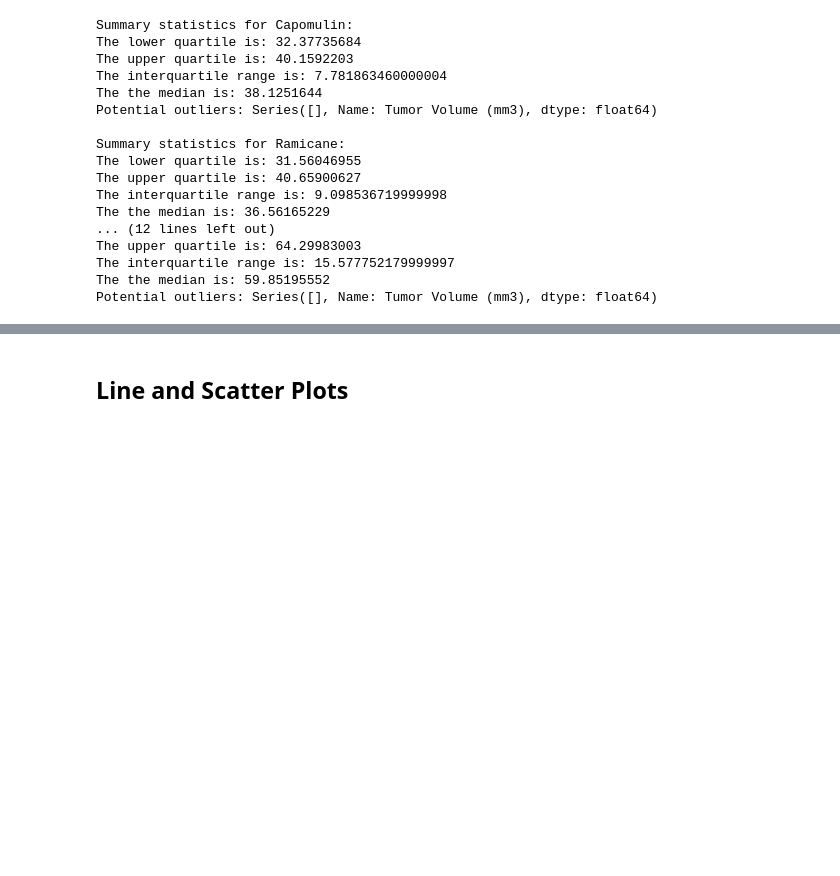
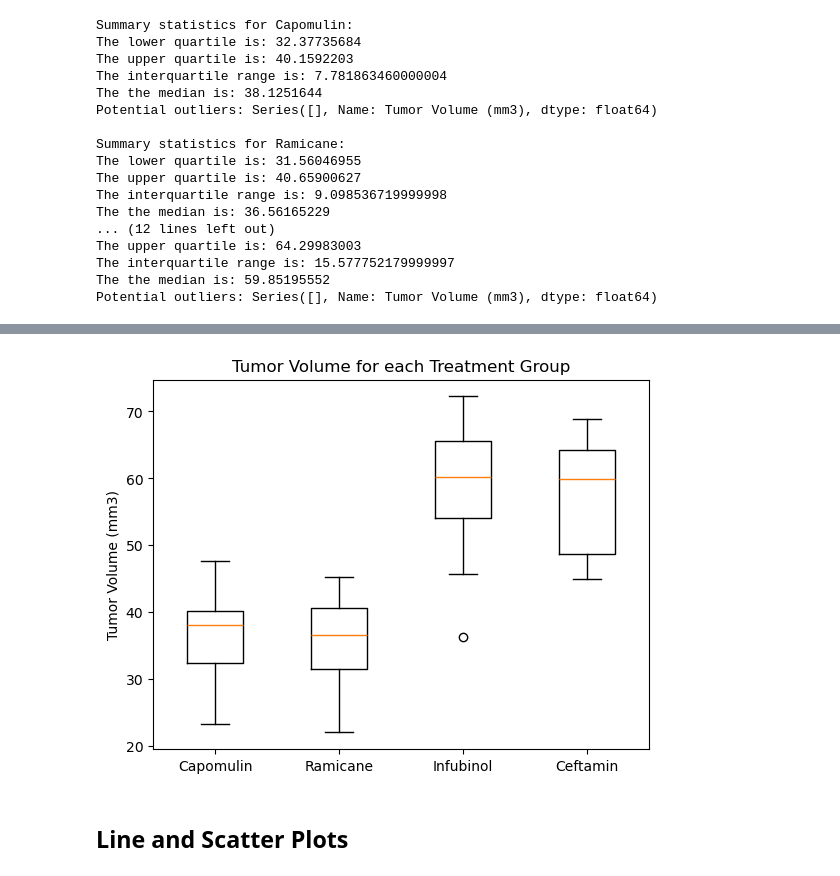
Before and after one commit to virgowolf/matplotlib_challenge, a Jupyter notebook: Starter_Code/Pymaceuticals/pymaceuticals.ipynb, the cells around one changed output, grey strips where cells are left out. Saved outputs shown, nothing was run; the diff lists cells and outputs as text; code cells hidden in the pictures; blank space fills up the shorter version.

Commit message:
added boxplots

```diff
--- a/Starter_Code/Pymaceuticals/pymaceuticals.ipynb
+++ b/Starter_Code/Pymaceuticals/pymaceuticals.ipynb
@@ -230,3 +226,24 @@ Potential outliers: Series([], Name: Tumor Volume (mm3), dtype: float64)
+# %%
+# Generate a box plot that shows the distrubution of the tumor volume for each treatment group.
+
+#Create an empty list to store tumor volume for each drug
+treatment_data_list = []
+
+# Iterate through each drug in the drug list
+for treatment in drug_list:
+    treatment_data = filtered_merge.loc[filtered_merge["Drug Regimen"] == treatment,'Tumor Volume (mm3)']
+    treatment_data_list.append(treatment_data)
+
+# Create a figure and establish y axis
+fig, ax = plt.subplots()
+ax.set_title('Tumor Volume for each Treatment Group')
+ax.set_ylabel('Tumor Volume (mm3)')
+
+# Plot all four boxplots together
+ax.boxplot(treatment_data_list, labels=drug_list)
+plt.show()
+# %% [output]
+[figure, added]
 # %% [markdown]
 ## Line and Scatter Plots
 # %%
```
Also changed, not shown: parts of 1 cell of this notebook.
